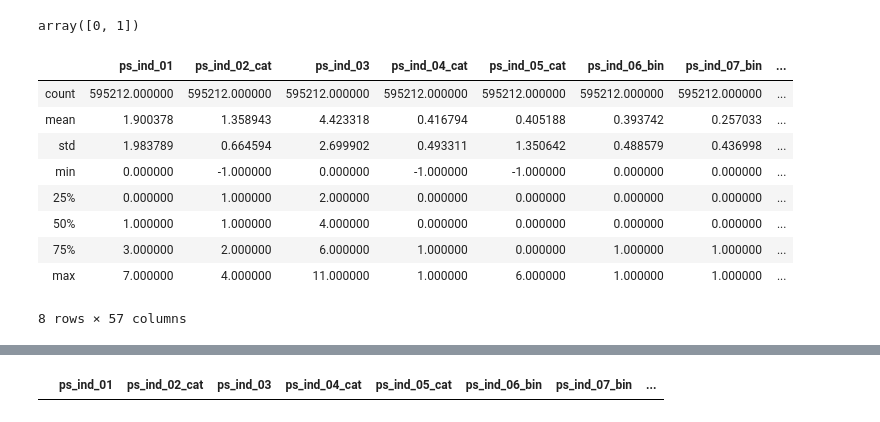
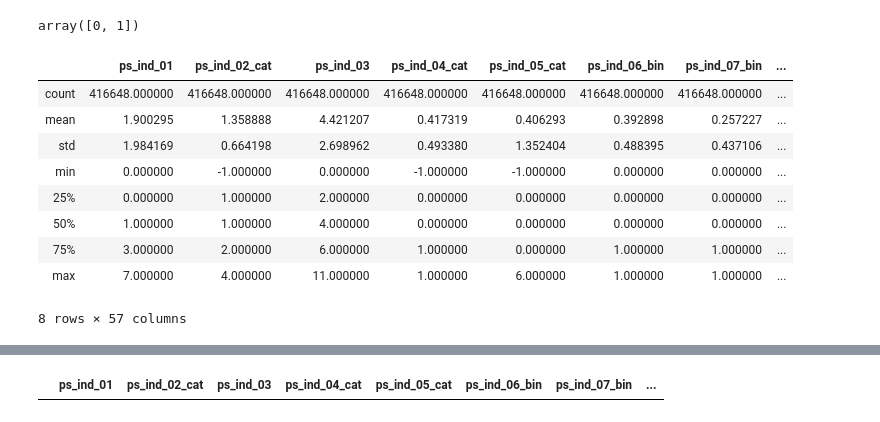
Before and after one commit to JKhandelwal/Insurance-Claims-Modelling---ID5059Practical, a Jupyter notebook: ID5059 Project .ipynb, the cells around one changed output, grey strips where cells are left out. Saved outputs shown, nothing was run; the diff lists cells and outputs as text; code cells hidden in the pictures.

```diff
--- a/ID5059 Project .ipynb
+++ b/ID5059 Project .ipynb
@@ -40,10 +44,10 @@ X = input_data.iloc[:,1:]
 # %%
-X.describe()
+X_Train.describe()
 # %% [output]
 |  | ps_ind_01 | ps_ind_02_cat | ps_ind_03 | ps_ind_04_cat | ps_ind_05_cat | ps_ind_06_bin | ps_ind_07_bin | ... |
-| count | 595212.000000 | 595212.000000 | 595212.000000 | 595212.000000 | 595212.000000 | 595212.000000 | 595212.000000 | ... |
-| mean | 1.900378 | 1.358943 | 4.423318 | 0.416794 | 0.405188 | 0.393742 | 0.257033 | ... |
-| std | 1.983789 | 0.664594 | 2.699902 | 0.493311 | 1.350642 | 0.488579 | 0.436998 | ... |
+| count | 416648.000000 | 416648.000000 | 416648.000000 | 416648.000000 | 416648.000000 | 416648.000000 | 416648.000000 | ... |
+| mean | 1.900295 | 1.358888 | 4.421207 | 0.417319 | 0.406293 | 0.392898 | 0.257227 | ... |
+| std | 1.984169 | 0.664198 | 2.698962 | 0.493380 | 1.352404 | 0.488395 | 0.437106 | ... |
 | min | 0.000000 | -1.000000 | 0.000000 | -1.000000 | -1.000000 | 0.000000 | 0.000000 | ... |
 | 25% | 0.000000 | 1.000000 | 2.000000 | 0.000000 | 0.000000 | 0.000000 | 0.000000 | ... |
 | 50% | 1.000000 | 1.000000 | 4.000000 | 0.000000 | 0.000000 | 0.000000 | 0.000000 | ... |
```
Also changed, not shown: parts of 182 cells of this notebook.
